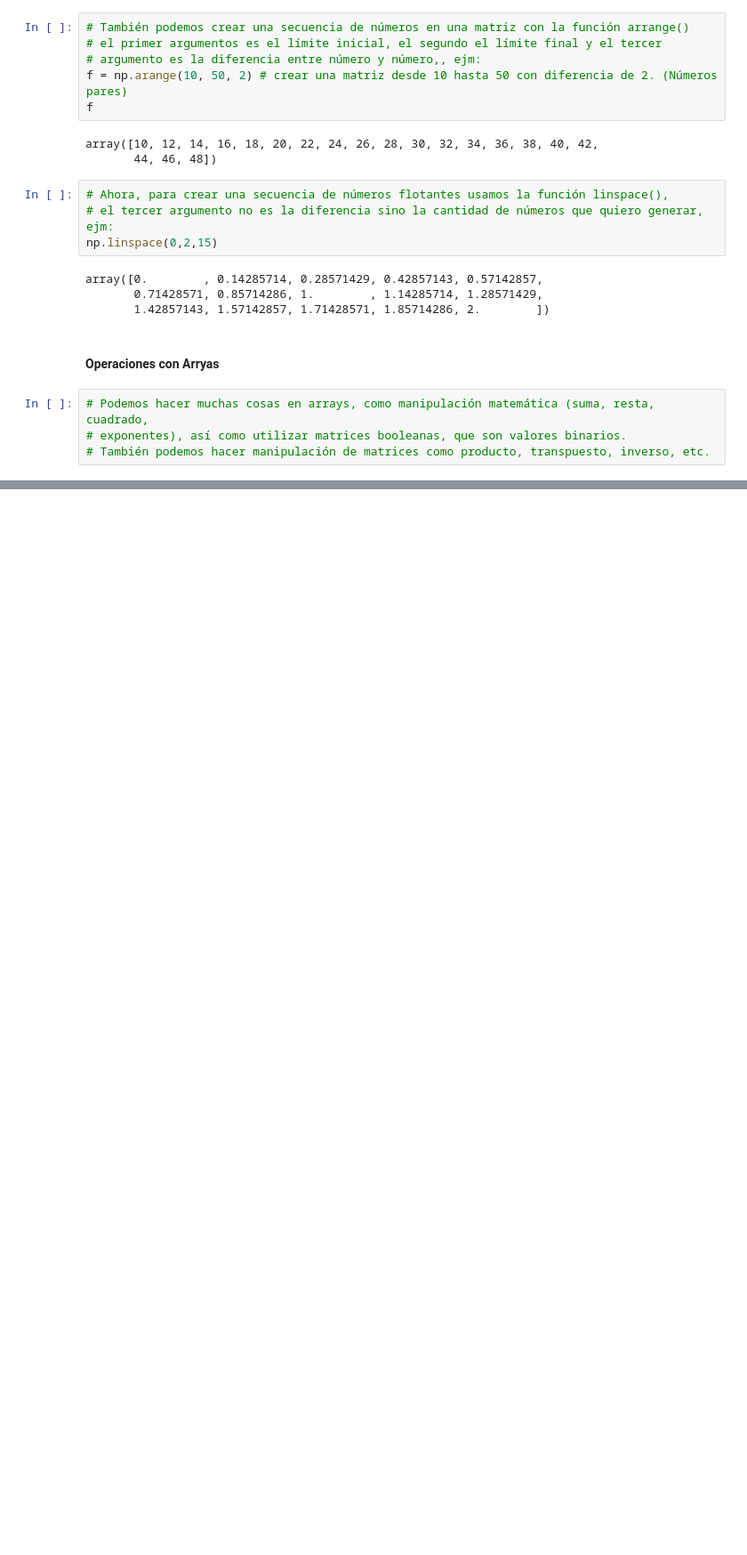
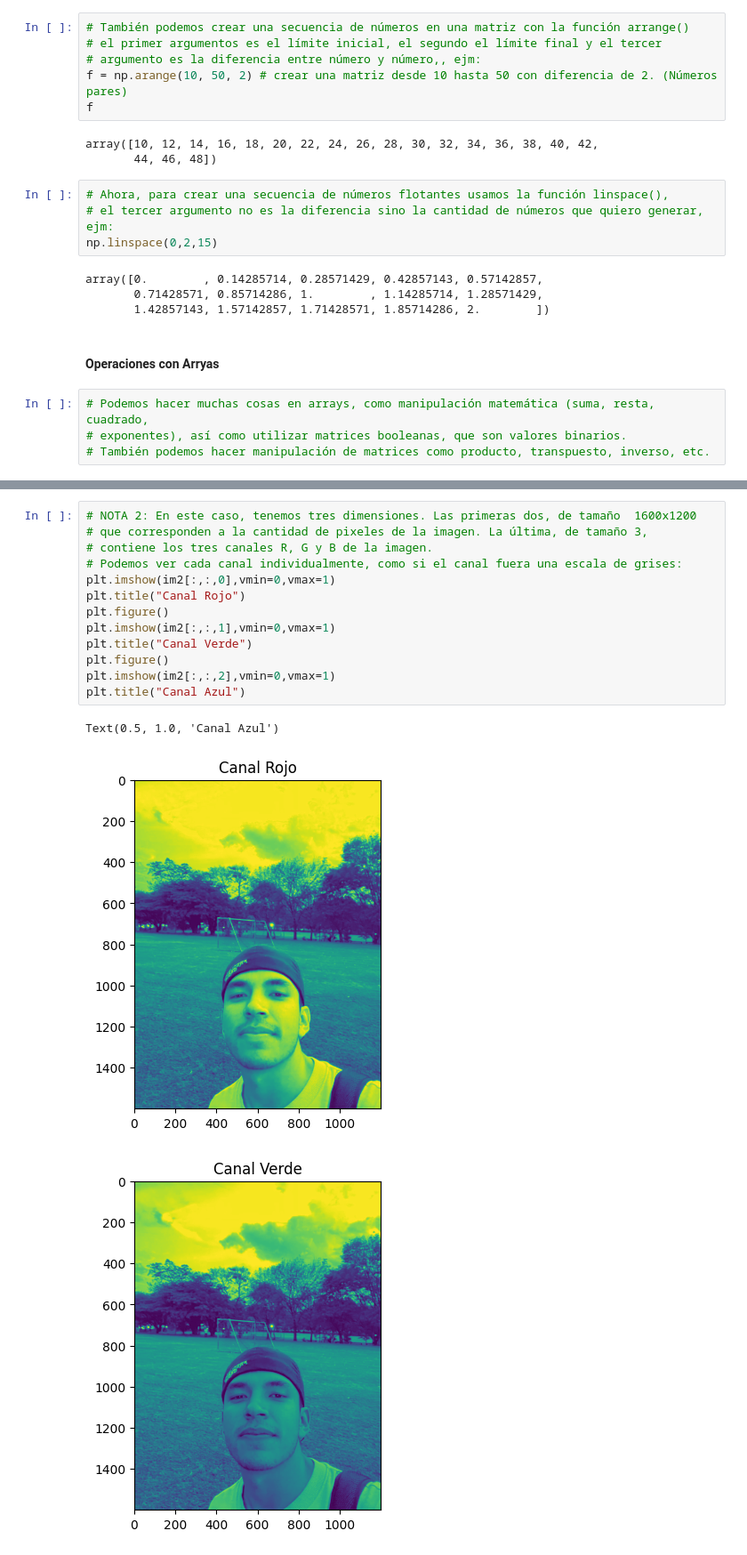
Before and after one commit to Julianh1206/Cursos, a Jupyter notebook: Introduction_to_Data_Science_in_Python.ipynb, the cells around one changed output, grey strips where cells are left out. Shown at 89% size. Saved outputs shown, nothing was run; the diff lists cells and outputs as text; blank space fills up the shorter version.

```diff
--- a/Introduction_to_Data_Science_in_Python.ipynb
+++ b/Introduction_to_Data_Science_in_Python.ipynb
@@ -504,0 +646,17 @@ a*b
+# %%
+# NOTA 2: En este caso, tenemos tres dimensiones. Las primeras dos, de tamaño  1600x1200
+# que corresponden a la cantidad de pixeles de la imagen. La última, de tamaño 3,
+# contiene los tres canales R, G y B de la imagen.
+# Podemos ver cada canal individualmente, como si el canal fuera una escala de grises:
+plt.imshow(im2[:,:,0],vmin=0,vmax=1)
+plt.title("Canal Rojo")
+plt.figure()
+plt.imshow(im2[:,:,1],vmin=0,vmax=1)
+plt.title("Canal Verde")
+plt.figure()
+plt.imshow(im2[:,:,2],vmin=0,vmax=1)
+plt.title("Canal Azul")
+# %% [output]
+Text(0.5, 1.0, 'Canal Azul')
+[figure, added]
+[figure, added]
```
Also changed, not shown: parts of 15 cells of this notebook.
